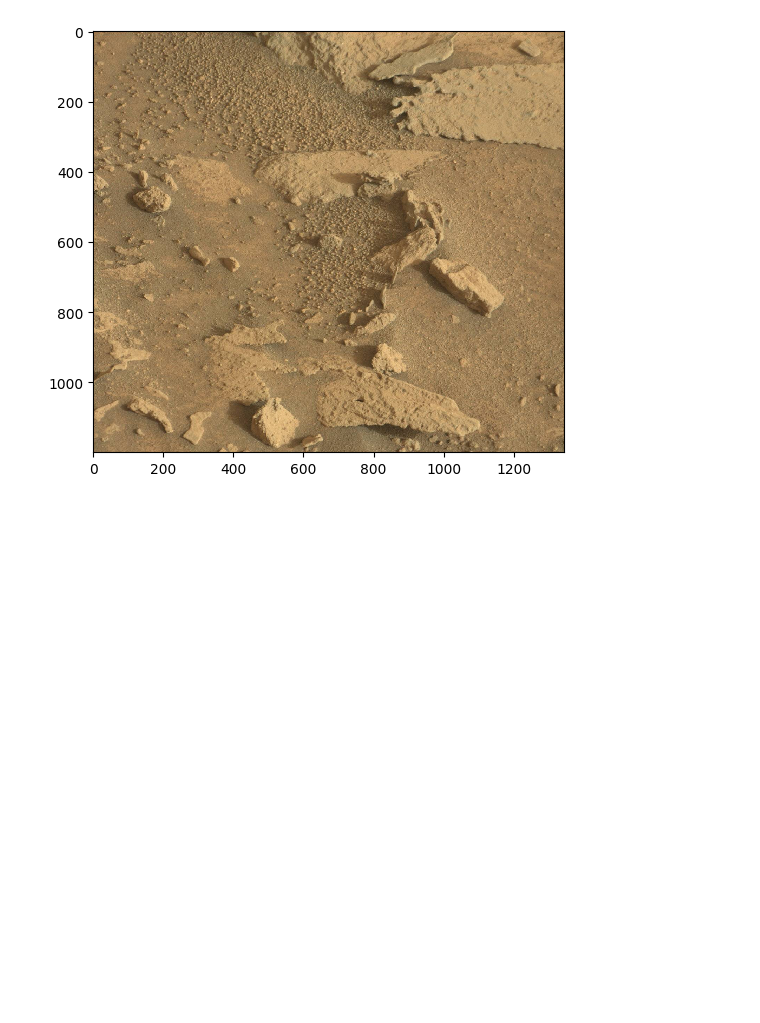
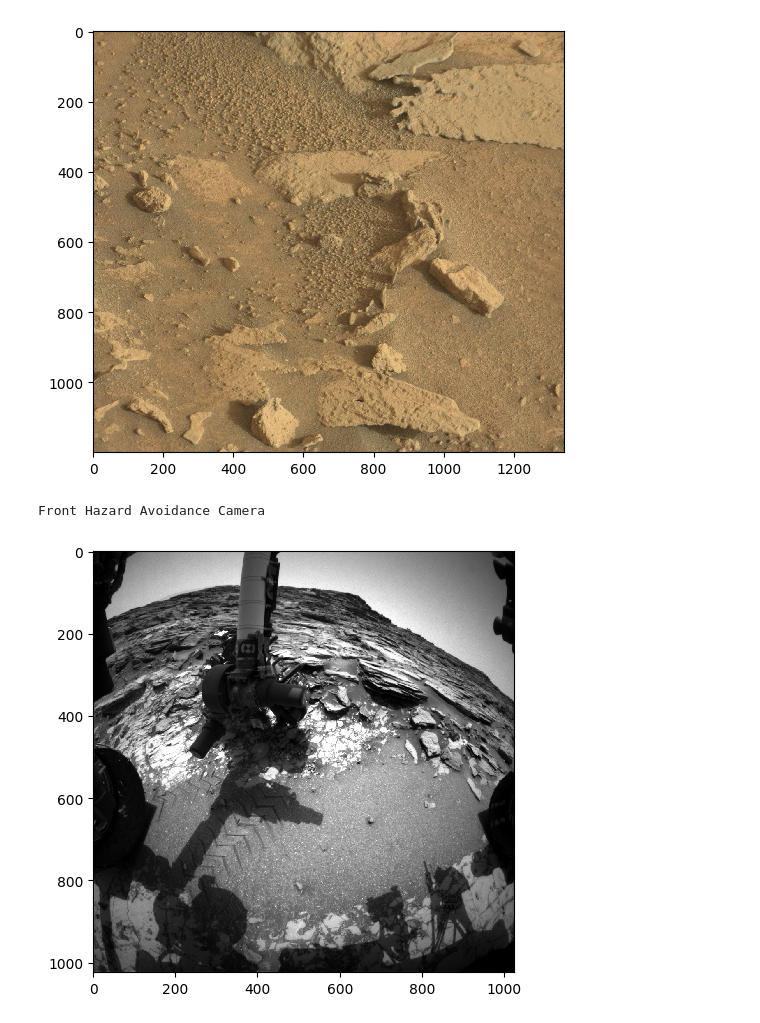
Before and after one commit to Aditya-Mohan/Projects, a Jupyter notebook: nasa_rover/NASA.ipynb, the cells around one changed output. Drawn from its saved outputs; the diff is of its cells as text; code cells hidden in the pictures; blank space fills up the shorter version.

```diff
--- a/nasa_rover/NASA.ipynb
+++ b/nasa_rover/NASA.ipynb
@@ -55,3 +55,18 @@ for photo_data in photos_data[4:5]:
 # %% [output]
 Mast Camera
 [figure]
+# %%
+from skimage import io
+
+data = response.json()
+
+photo_data = data.get('photos')
+
+for photo_data in photos_data[0:1]:
+    img_url = photo_data['img_src']
+    img = io.imread(img_url)
+    io.imshow(img)
+    print(photo_data['camera']['full_name'])
+# %% [output]
+Front Hazard Avoidance Camera
+[figure, added]
```
